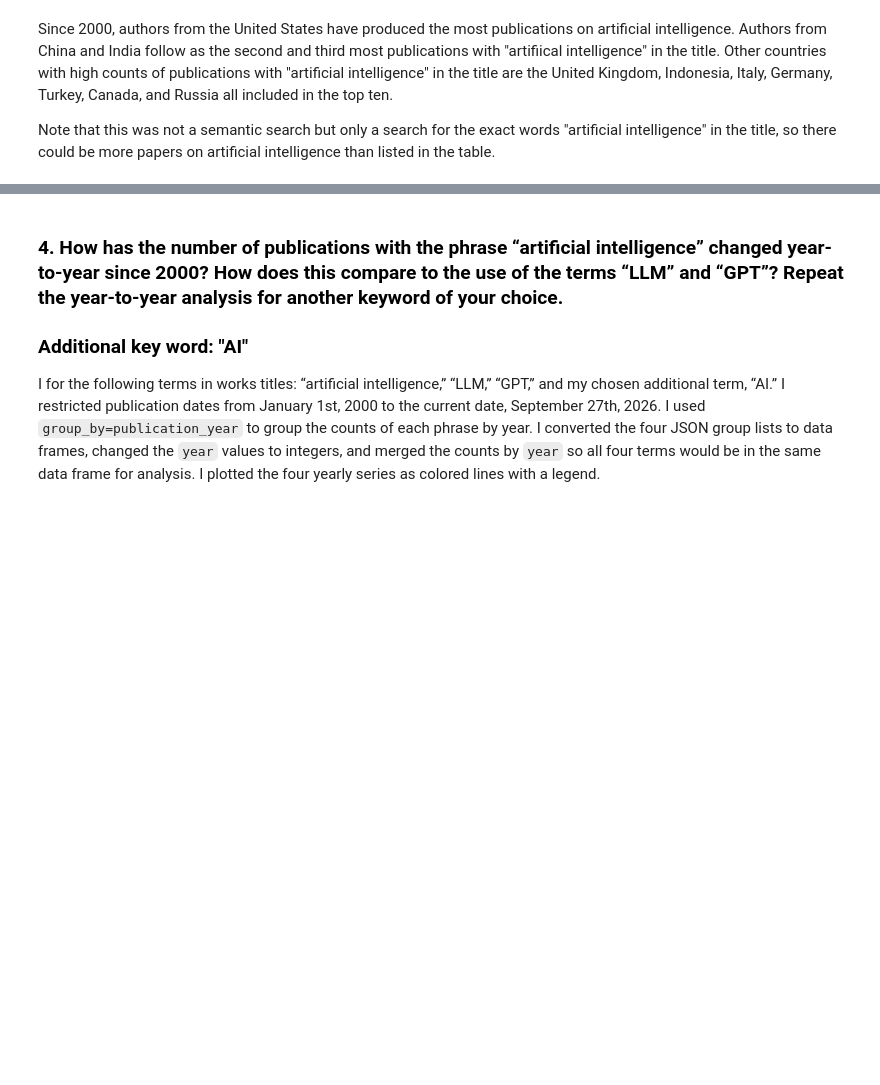
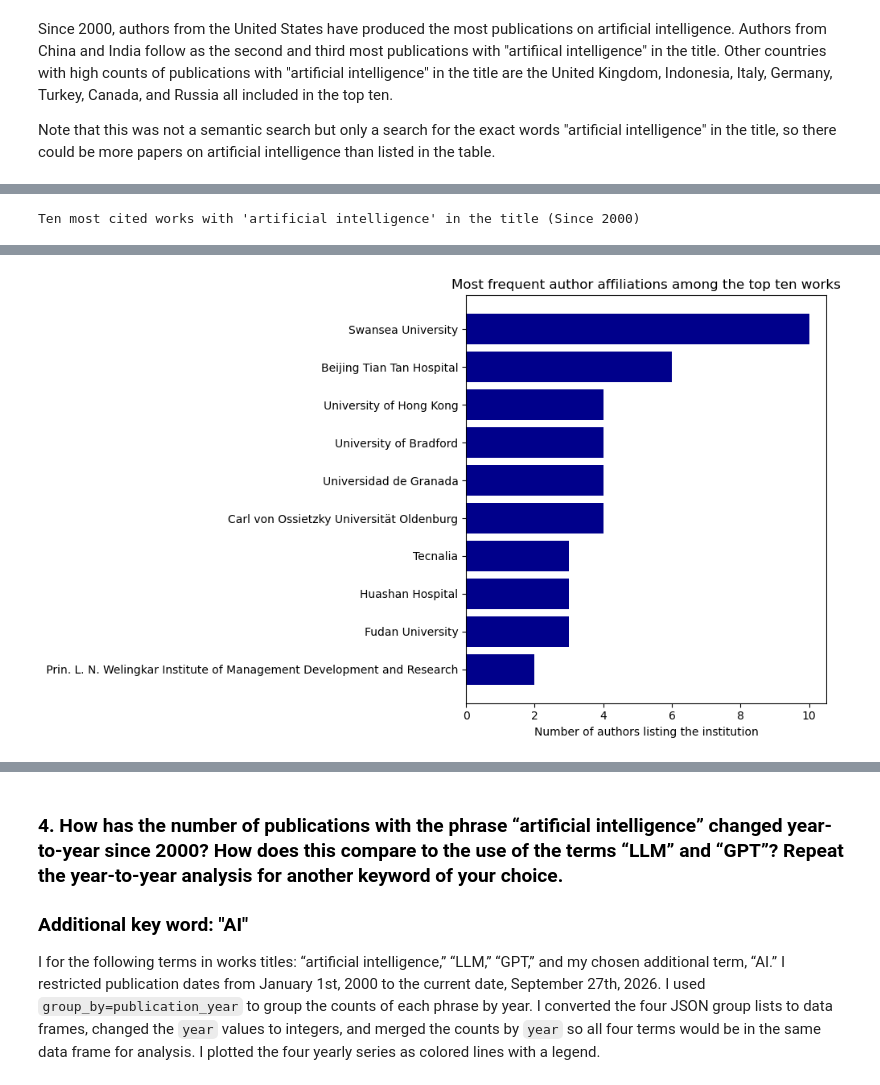
Before and after one commit to maxinehb/datasci530fall2026, a Jupyter notebook: Assignment 3/Assignment3.ipynb, the cells around one changed output, grey strips where cells are left out. Cells and saved outputs as stored; diff of their text form; code cells hidden in the pictures; blank space fills up the shorter version.

```diff
--- a/Assignment 3/Assignment3.ipynb
+++ b/Assignment 3/Assignment3.ipynb
@@ -279,0 +266,78 @@ Table 2. Authors and affiliated institutions for the papers in Table 1
+# %%
+# Build one concise table and count institutions for the bar chart
+work_rows = []
+institution_counts = {}
+
+for work_number, work in enumerate(top10_works_ai_2000, start=1):
+    author_names = []
+    work_institutions = []
+
+    for authorship in work["authorships"]:
+        full_name = authorship["author"]["display_name"]
+        name_parts = full_name.split()
+
+        # Abbreviate the first name; keep the rest of the name
+        if len(name_parts) > 1:
+            short_name = name_parts[0][0] + ". " + " ".join(name_parts[1:])
+        else:
+            short_name = full_name
+
+        author_names.append(short_name)
+
+        for institution in authorship["institutions"]:
+            institution_name = institution["display_name"]
+
+            # Show an institution only once in this work's table row
+            if institution_name not in work_institutions:
+                work_institutions.append(institution_name)
+
+            # Count this author's affiliation for the bar chart
+            if institution_name not in institution_counts:
+                institution_counts[institution_name] = 0
+            institution_counts[institution_name] += 1
+
+    work_rows.append({
+        "Work": work_number,
+        "Title": work["title"],
+        "Citations": work["cited_by_count"],
+        "Authors": "; ".join(author_names),
+        "Affiliated institutions": (
+            "; ".join(work_institutions) if work_institutions else "Not listed"
+        )
+    })
+
+table_ai_2000_concise = pd.DataFrame(work_rows)
+
+display(
+    table_ai_2000_concise.style
+    .format({"Citations": "{:,.0f}"})
+    .hide(axis="index")
+    .set_caption(
+        "Ten most cited works with 'artificial intelligence' "
+        "in the title (Since 2000)"
+    )
+)
+
+# bar chart
+institution_table = pd.DataFrame(
+    list(institution_counts.items()),
+    columns=["Institution", "Author affiliations"]
+)
+
+top_institutions = institution_table.sort_values(
+    "Author affiliations", ascending=False
+).head(10)
+
+plt.figure(figsize=(10, 6))
+plt.barh(
+    top_institutions["Institution"],
+    top_institutions["Author affiliations"],
+    color="darkblue"
+)
+plt.gca().invert_yaxis()
+plt.xlabel("Number of authors listing the institution")
+plt.title("Most frequent author affiliations among the top ten works")
+plt.tight_layout()
+plt.show()
+# %% [output]
+Ten most cited works with 'artificial intelligence' in the title (Since 2000)
@@ -280 +355,2 @@ Table 2. Authors and affiliated institutions for the papers in Table 1
+[figure, added]
 # %% [markdown]
```
Also changed, not shown: parts of 7 cells of this notebook, 1 other file.
